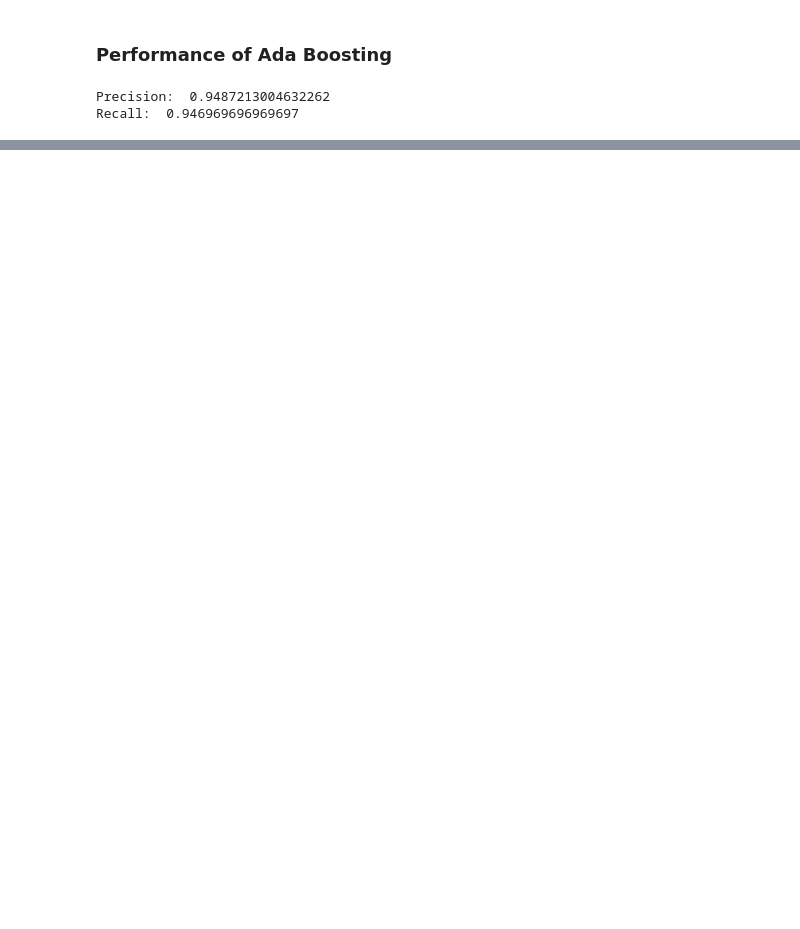
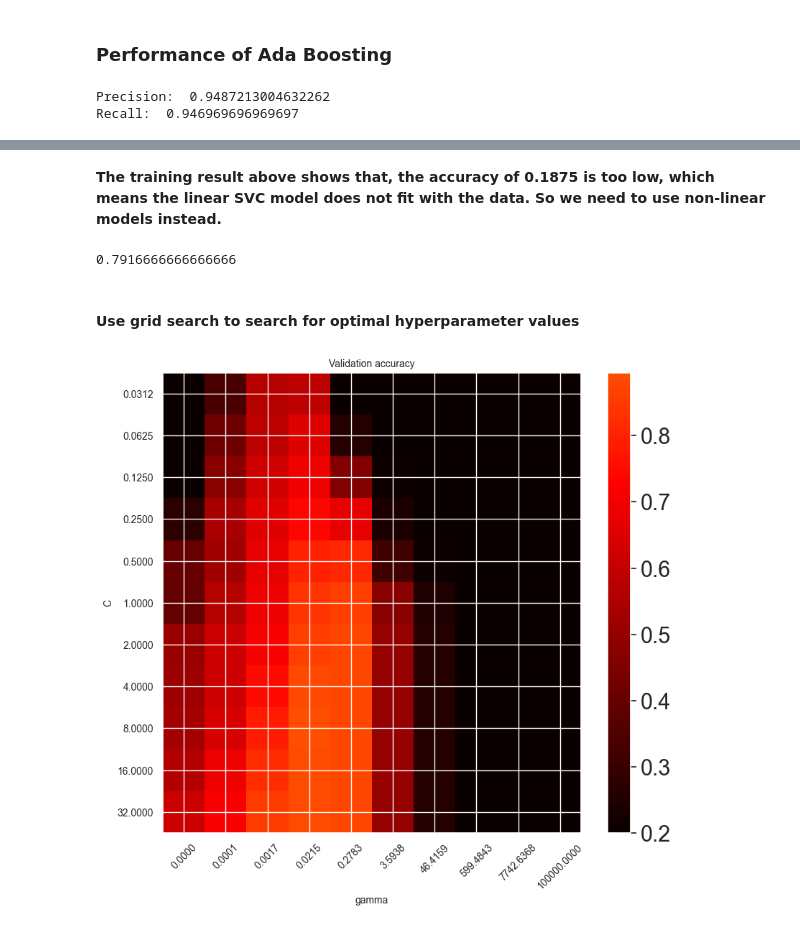
Before and after one commit to nchen/ml1-work, a Jupyter notebook: ml1-final.ipynb, the cells around one changed output, grey strips where cells are left out. Saved outputs shown, nothing was run; the diff lists cells and outputs as text; code cells hidden in the pictures; blank space fills up the shorter version.

```diff
--- a/ml1-final.ipynb
+++ b/ml1-final.ipynb
@@ -362,0 +520,66 @@ Recall:  0.946969696969697
+# %% [markdown]
+**The training result above shows that, the accuracy of 0.1875 is too low, which means the linear SVC model does not fit with the data. So we need to use non-linear models instead.**
+# %%
+# Non-linear SVM
+from sklearn.svm import SVC
+
+# Use the default radial basis function (rbf) kernel
+nlsvm = SVC(kernel="rbf", C=1.0, gamma=1)
+nlsvm.fit(x_train, y_train)
+
+accuracy = nlsvm.score(x_test, y_test)
+print(accuracy)
+# %% [output]
+0.7916666666666666
+# %% [markdown]
+#### Use grid search to search for optimal hyperparameter values
+# %%
+# Use grid search to search for optimal hyperparameter values
+
+from matplotlib.colors import Normalize
+
+class MidpointNormalize(Normalize):
+
+    def __init__(self, vmin=None, vmax=None, midpoint=None, clip=False):
+        self.midpoint = midpoint
+        Normalize.__init__(self, vmin, vmax, clip)
+
+    def __call__(self, value, clip=None):
+        x, y = [self.vmin, self.midpoint, self.vmax], [0, 0.5, 1]
+        return np.ma.masked_array(np.interp(value, x, y))
+
+# Helper function for plot search grid, copied from week 6 project
+def plotSearchGrid(grid):
+
+    scores = [x for x in grid.cv_results_["mean_test_score"]]
+    scores = np.array(scores).reshape(len(grid.param_grid["C"]), len(grid.param_grid["gamma"]))
+
+    plt.figure(figsize=(10, 8))
+    plt.subplots_adjust(left=.2, right=0.95, bottom=0.15, top=0.95)
+    plt.imshow(scores, interpolation='nearest', cmap=plt.cm.hot,
+               norm=MidpointNormalize(vmin=0.2, midpoint=0.92))
+    plt.xlabel('gamma', fontsize=10)
+    plt.ylabel('C', fontsize=10)
+    plt.colorbar()
+
+    # Format gamma and C values, with 4 decimal points
+    formatted_gamma = [f"{x:.4f}" for x in grid.param_grid["gamma"]]
+    formatted_C = [f"{x:.4f}" for x in grid.param_grid["C"]]
+    plt.xticks(np.arange(len(grid.param_grid["gamma"])), formatted_gamma, rotation=45, fontsize=10)
+    plt.yticks(np.arange(len(grid.param_grid["C"])), formatted_C, fontsize=10)
+    plt.title('Validation accuracy', fontsize=10)
+    plt.show()
+
+from sklearn.model_selection import cross_val_score, GridSearchCV
+
+param_grid = {
+    'C': [2**i for i in range(-5, 6)],
+    'gamma': np.logspace(-5, 5, 10)
+}
+model = SVC(kernel='rbf')
+grid = GridSearchCV(model, param_grid, cv=3)
+grid.fit(x_train, y_train)
+
+plotSearchGrid(grid)
+# %% [output]
+[figure, added]
```
Also changed, not shown: parts of 31 cells of this notebook.
